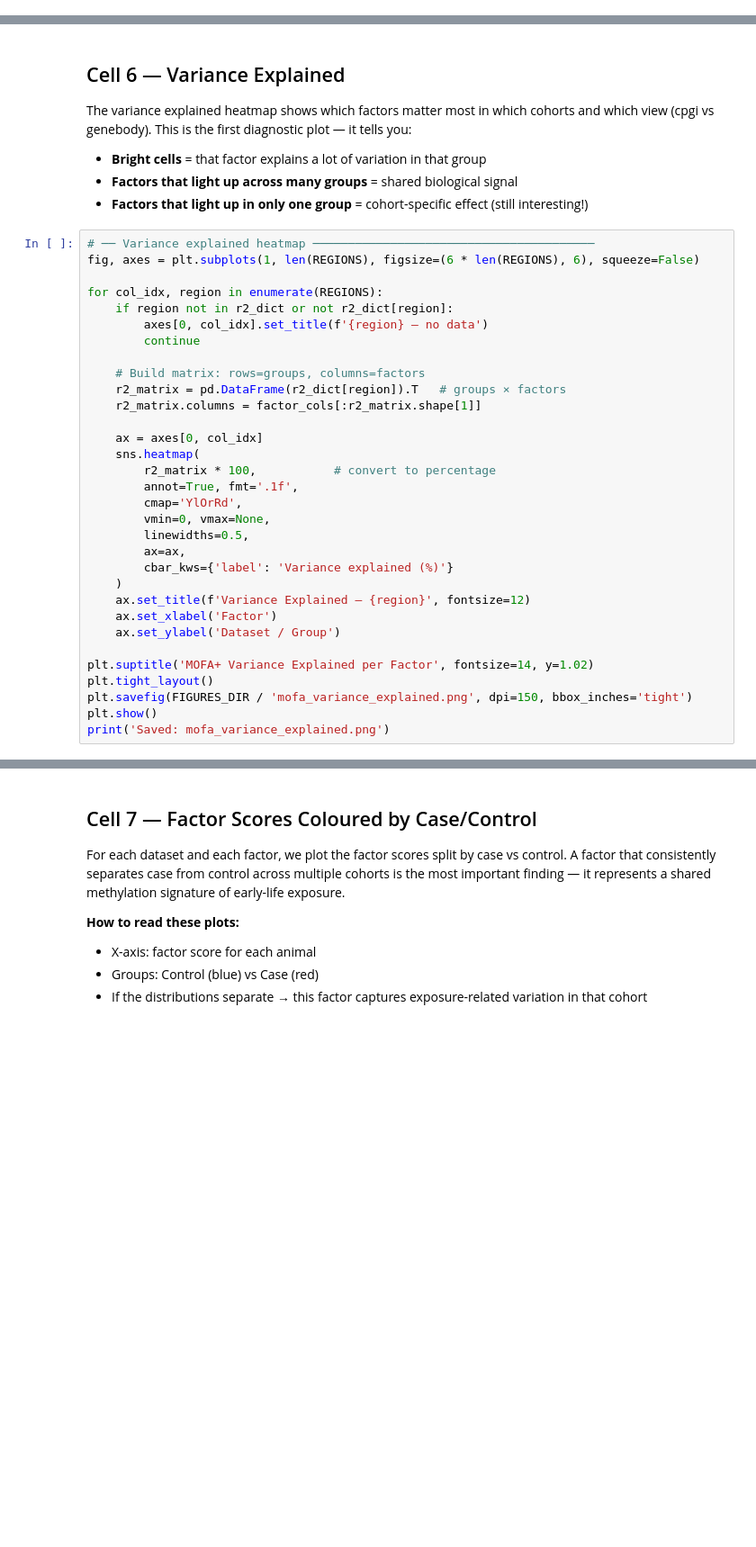
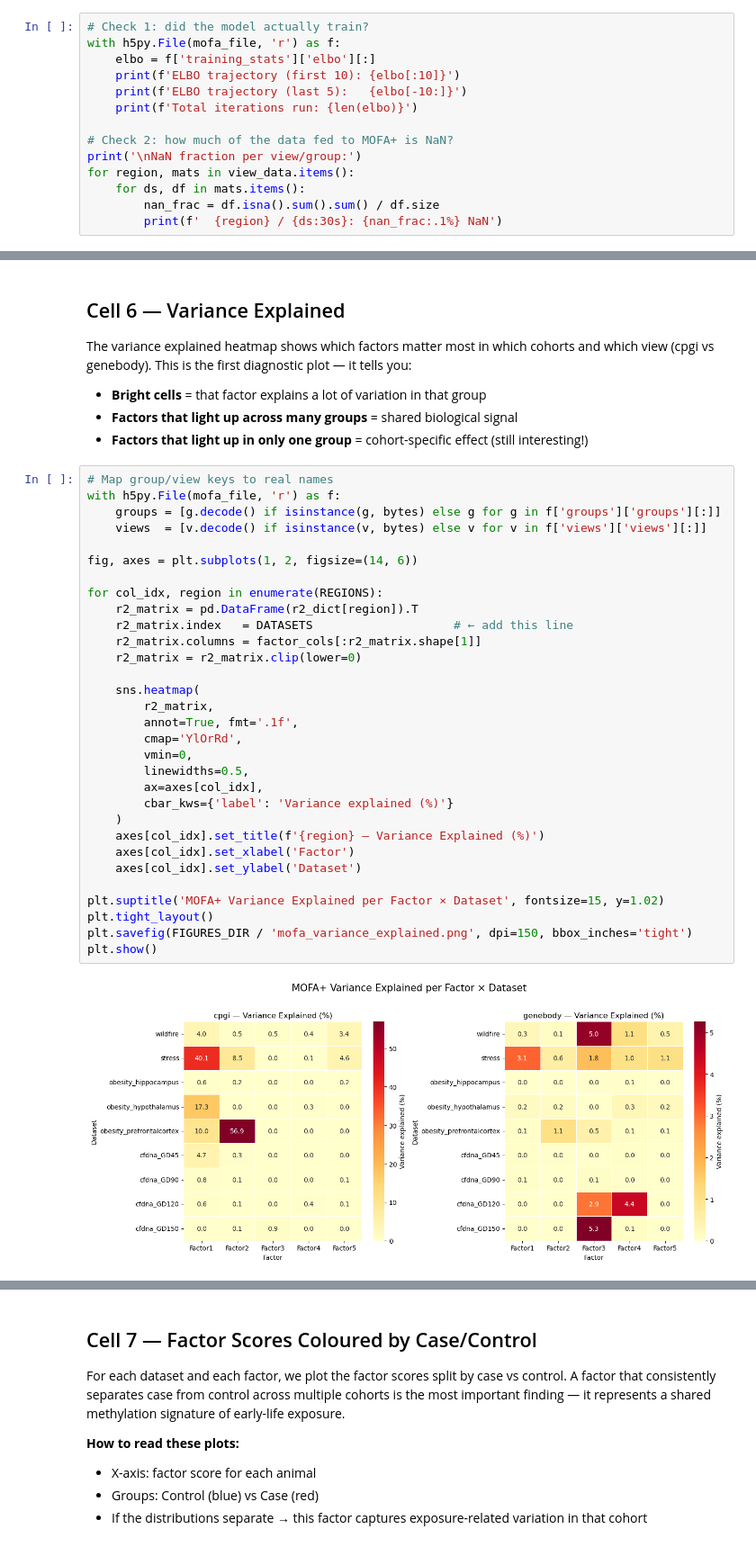
Before and after one commit to Ensiuc/CpG_Methylation_ML, a Jupyter notebook: notebooks/03_mofa.ipynb, the cells around one changed output, grey strips where cells are left out. Shown at 90% size. Cells and saved outputs as stored; diff of their text form; blank space fills up the shorter version.

Commit message:
Update MOFA+ notebook: fix group/view naming and sample index restoration

```diff
--- a/notebooks/03_mofa.ipynb
+++ b/notebooks/03_mofa.ipynb
@@ -245,0 +359,14 @@ for view, df in cpg_weights.items():
+# %%
+# Check 1: did the model actually train?
+with h5py.File(mofa_file, 'r') as f:
+    elbo = f['training_stats']['elbo'][:]
+    print(f'ELBO trajectory (first 10): {elbo[:10]}')
+    print(f'ELBO trajectory (last 5):   {elbo[-10:]}')
+    print(f'Total iterations run: {len(elbo)}')
+
+# Check 2: how much of the data fed to MOFA+ is NaN?
+print('\nNaN fraction per view/group:')
+for region, mats in view_data.items():
+    for ds, df in mats.items():
+        nan_frac = df.isna().sum().sum() / df.size
+        print(f'  {region} / {ds:30s}: {nan_frac:.1%} NaN')
@@ -251,34 +420,35 @@ The variance explained heatmap shows which factors matter most in which cohorts
 - **Factors that light up across many groups** = shared biological signal
 - **Factors that light up in only one group** = cohort-specific effect (still interesting!)
 # %%
-# ── Variance explained heatmap ────────────────────────────────────────
-fig, axes = plt.subplots(1, len(REGIONS), figsize=(6 * len(REGIONS), 6), squeeze=False)
+# Map group/view keys to real names
+with h5py.File(mofa_file, 'r') as f:
+    groups = [g.decode() if isinstance(g, bytes) else g for g in f['groups']['groups'][:]]
+    views  = [v.decode() if isinstance(v, bytes) else v for v in f['views']['views'][:]]
+
+fig, axes = plt.subplots(1, 2, figsize=(14, 6))
 
 for col_idx, region in enumerate(REGIONS):
-    if region not in r2_dict or not r2_dict[region]:
-        axes[0, col_idx].set_title(f'{region} — no data')
-        continue
+    r2_matrix = pd.DataFrame(r2_dict[region]).T
+    r2_matrix.index   = DATASETS                    # ← add this line
+    r2_matrix.columns = factor_cols[:r2_matrix.shape[1]]
+    r2_matrix = r2_matrix.clip(lower=0)
 
-    # Build matrix: rows=groups, columns=factors
-    r2_matrix = pd.DataFrame(r2_dict[region]).T   # groups × factors
-    r2_matrix.columns = factor_cols[:r2_matrix.shape[1]]
-
-    ax = axes[0, col_idx]
     sns.heatmap(
-        r2_matrix * 100,           # convert to percentage
+        r2_matrix,
         annot=True, fmt='.1f',
         cmap='YlOrRd',
-        vmin=0, vmax=None,
+        vmin=0,
         linewidths=0.5,
-        ax=ax,
+        ax=axes[col_idx],
         cbar_kws={'label': 'Variance explained (%)'}
     )
-    ax.set_title(f'Variance Explained — {region}', fontsize=12)
-    ax.set_xlabel('Factor')
-    ax.set_ylabel('Dataset / Group')
+    axes[col_idx].set_title(f'{region} — Variance Explained (%)')
+    axes[col_idx].set_xlabel('Factor')
+    axes[col_idx].set_ylabel('Dataset')
 
-plt.suptitle('MOFA+ Variance Explained per Factor', fontsize=14, y=1.02)
+plt.suptitle('MOFA+ Variance Explained per Factor × Dataset', fontsize=15, y=1.02)
 plt.tight_layout()
 plt.savefig(FIGURES_DIR / 'mofa_variance_explained.png', dpi=150, bbox_inches='tight')
 plt.show()
-print('Saved: mofa_variance_explained.png')
+# %% [output]
+[figure, added]
```
Also changed, not shown: parts of 13 cells of this notebook.
